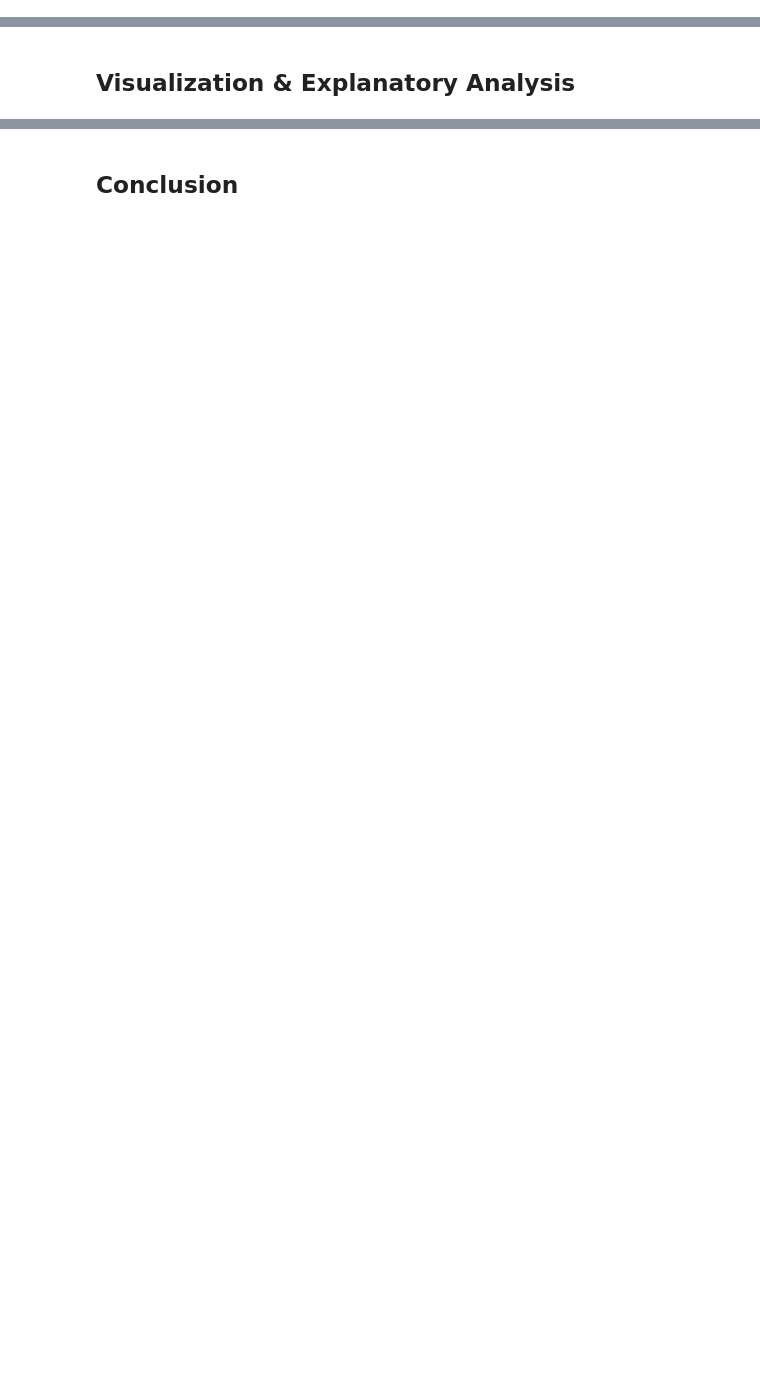
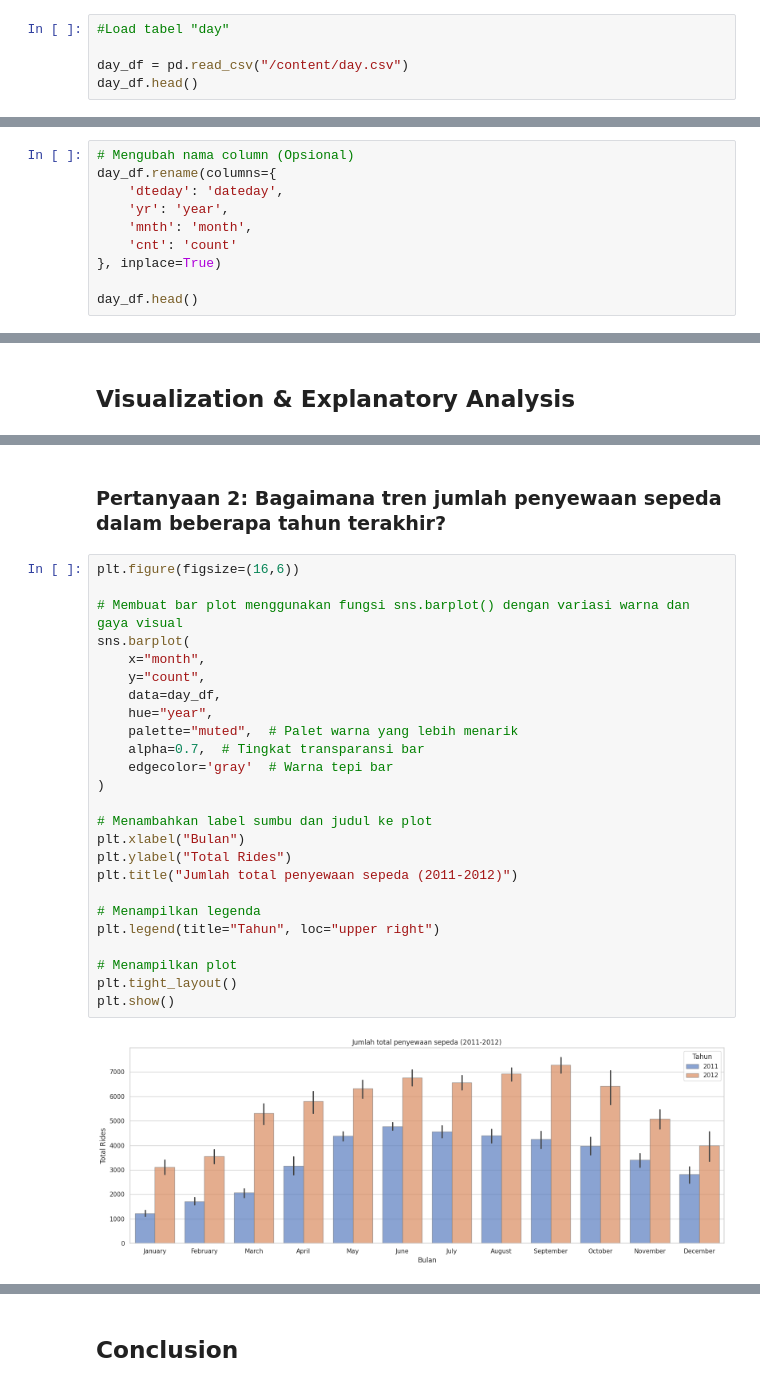
Before and after one commit to slvyarc/Bike-Sharing_Dicoding, a Jupyter notebook: Proyek_Analisis_Data.ipynb, the cells around one changed output, grey strips where cells are left out. Drawn from its saved outputs; the diff is of its cells as text; blank space fills up the shorter version.

```diff
--- a/Proyek_Analisis_Data.ipynb
+++ b/Proyek_Analisis_Data.ipynb
@@ -17,3 +27,8 @@
 ## Data Wrangling
 # %% [markdown]
 ### Gathering Data
+# %%
+#Load tabel "day"
+
+day_df = pd.read_csv("/content/day.csv")
+day_df.head()
@@ -23,0 +220,10 @@
+# %%
+# Mengubah nama column (Opsional)
+day_df.rename(columns={
+    'dteday': 'dateday',
+    'yr': 'year',
+    'mnth': 'month',
+    'cnt': 'count'
+}, inplace=True)
+
+day_df.head()
@@ -33,0 +525,29 @@
+# %% [markdown]
+### Pertanyaan 2: Bagaimana tren jumlah penyewaan sepeda dalam beberapa tahun terakhir?
+# %%
+plt.figure(figsize=(16,6))
+
+# Membuat bar plot menggunakan fungsi sns.barplot() dengan variasi warna dan gaya visual
+sns.barplot(
+    x="month",
+    y="count",
+    data=day_df,
+    hue="year",
+    palette="muted",  # Palet warna yang lebih menarik
+    alpha=0.7,  # Tingkat transparansi bar
+    edgecolor='gray'  # Warna tepi bar
+)
+
+# Menambahkan label sumbu dan judul ke plot
+plt.xlabel("Bulan")
+plt.ylabel("Total Rides")
+plt.title("Jumlah total penyewaan sepeda (2011-2012)")
+
+# Menampilkan legenda
+plt.legend(title="Tahun", loc="upper right")
+
+# Menampilkan plot
+plt.tight_layout()
+plt.show()
+# %% [output]
+[figure, added]
```
Also changed, not shown: parts of 75 cells of this notebook.
